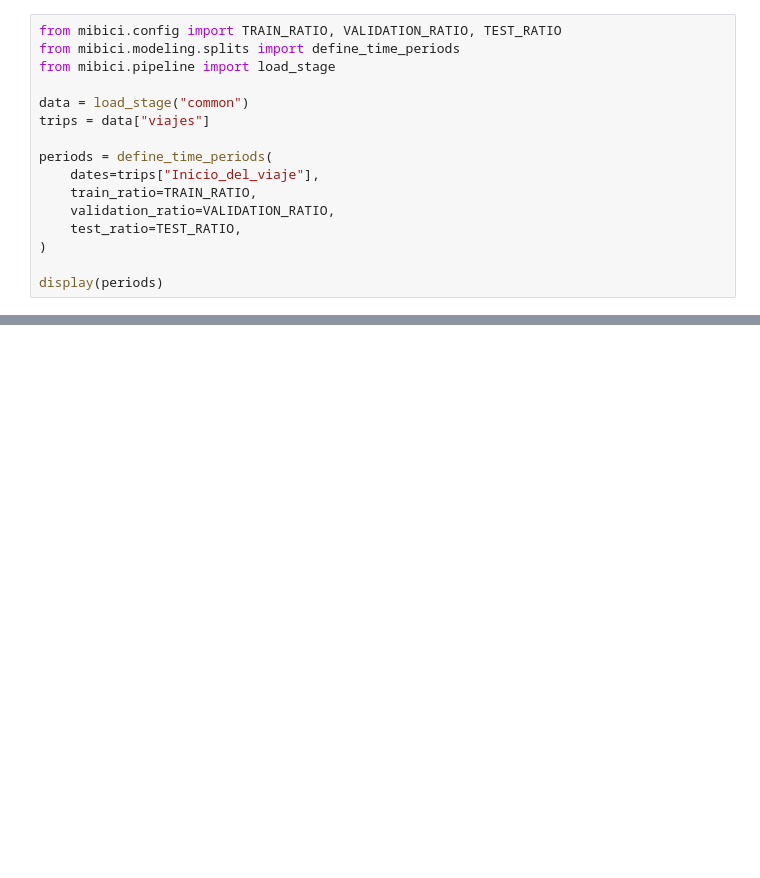
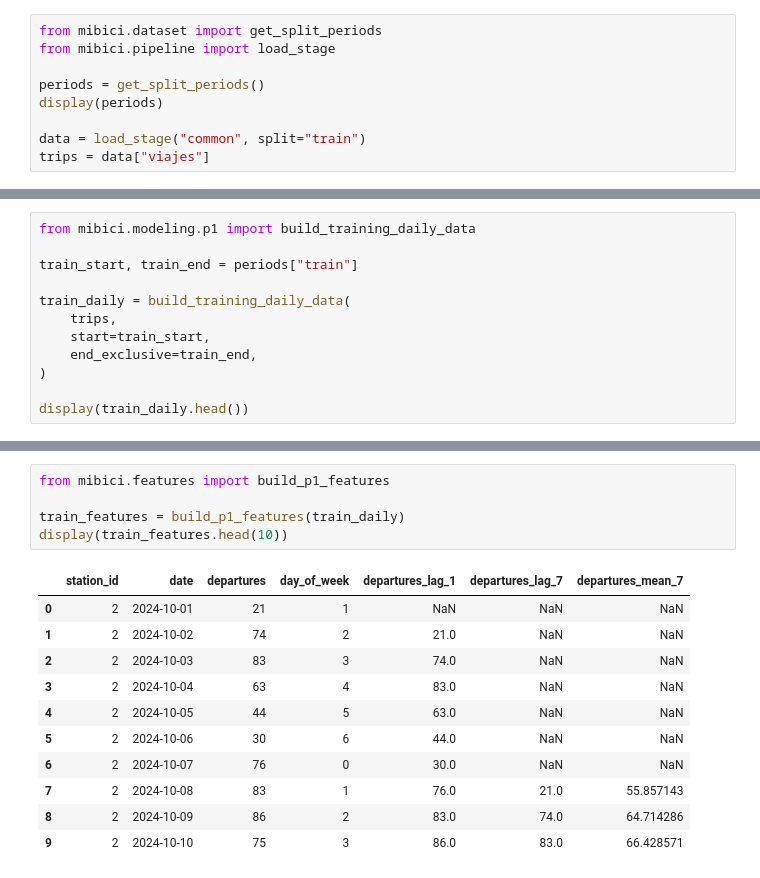
Before and after one commit to ChadayL/TC5061-Proyecto-Equipo40, a Jupyter notebook: notebooks/03_modeling/p1_regression/3.0-co-experiments.ipynb, the cells around one changed output, grey strips where cells are left out. Drawn from its saved outputs; the diff is of its cells as text; blank space fills up the shorter version.

```diff
--- a/notebooks/03_modeling/p1_regression/3.0-co-experiments.ipynb
+++ b/notebooks/03_modeling/p1_regression/3.0-co-experiments.ipynb
@@ -16,19 +16,12 @@ Pipeline(steps=[('preprocessor',
                                                    'departures_mean_7'])])),
                 ('regressor', LinearRegression())])
 # %%
-from mibici.config import TRAIN_RATIO, VALIDATION_RATIO, TEST_RATIO
-from mibici.modeling.splits import define_time_periods
+from mibici.dataset import get_split_periods
 from mibici.pipeline import load_stage
 
-data = load_stage("common")
+periods = get_split_periods()
+display(periods)
+
+data = load_stage("common", split="train")
 trips = data["viajes"]
-
-periods = define_time_periods(
-    dates=trips["Inicio_del_viaje"],
-    train_ratio=TRAIN_RATIO,
-    validation_ratio=VALIDATION_RATIO,
-    test_ratio=TEST_RATIO,
-)
-
-display(periods)
 # %% [output]
@@ -39,0 +34,12 @@ display(periods)
+# %%
+from mibici.modeling.p1 import build_training_daily_data
+
+train_start, train_end = periods["train"]
+
+train_daily = build_training_daily_data(
+    trips,
+    start=train_start,
+    end_exclusive=train_end,
+)
+
+display(train_daily.head())
@@ -39,0 +53,17 @@ display(periods)
+# %%
+from mibici.features import build_p1_features
+
+train_features = build_p1_features(train_daily)
+display(train_features.head(10))
+# %% [output]
+|  | station_id | date | departures | day_of_week | departures_lag_1 | departures_lag_7 | departures_mean_7 |
+| 0 | 2 | 2024-10-01 | 21 | 1 | NaN | NaN | NaN |
+| 1 | 2 | 2024-10-02 | 74 | 2 | 21.0 | NaN | NaN |
+| 2 | 2 | 2024-10-03 | 83 | 3 | 74.0 | NaN | NaN |
+| 3 | 2 | 2024-10-04 | 63 | 4 | 83.0 | NaN | NaN |
+| 4 | 2 | 2024-10-05 | 44 | 5 | 63.0 | NaN | NaN |
+| 5 | 2 | 2024-10-06 | 30 | 6 | 44.0 | NaN | NaN |
+| 6 | 2 | 2024-10-07 | 76 | 0 | 30.0 | NaN | NaN |
+| 7 | 2 | 2024-10-08 | 83 | 1 | 76.0 | 21.0 | 55.857143 |
+| 8 | 2 | 2024-10-09 | 86 | 2 | 83.0 | 74.0 | 64.714286 |
+| 9 | 2 | 2024-10-10 | 75 | 3 | 86.0 | 83.0 | 66.428571 |
```
Also changed, not shown: parts of 14 cells of this notebook, 13 other files.
